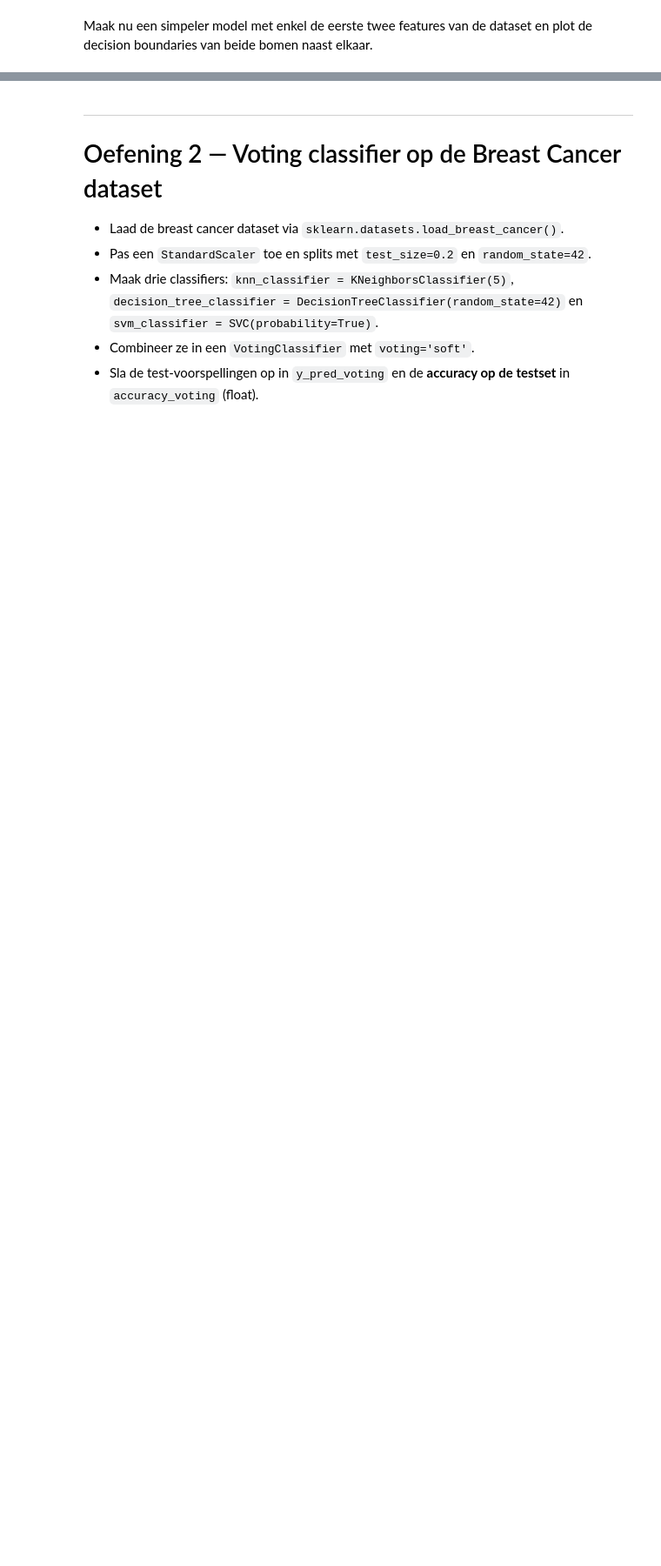
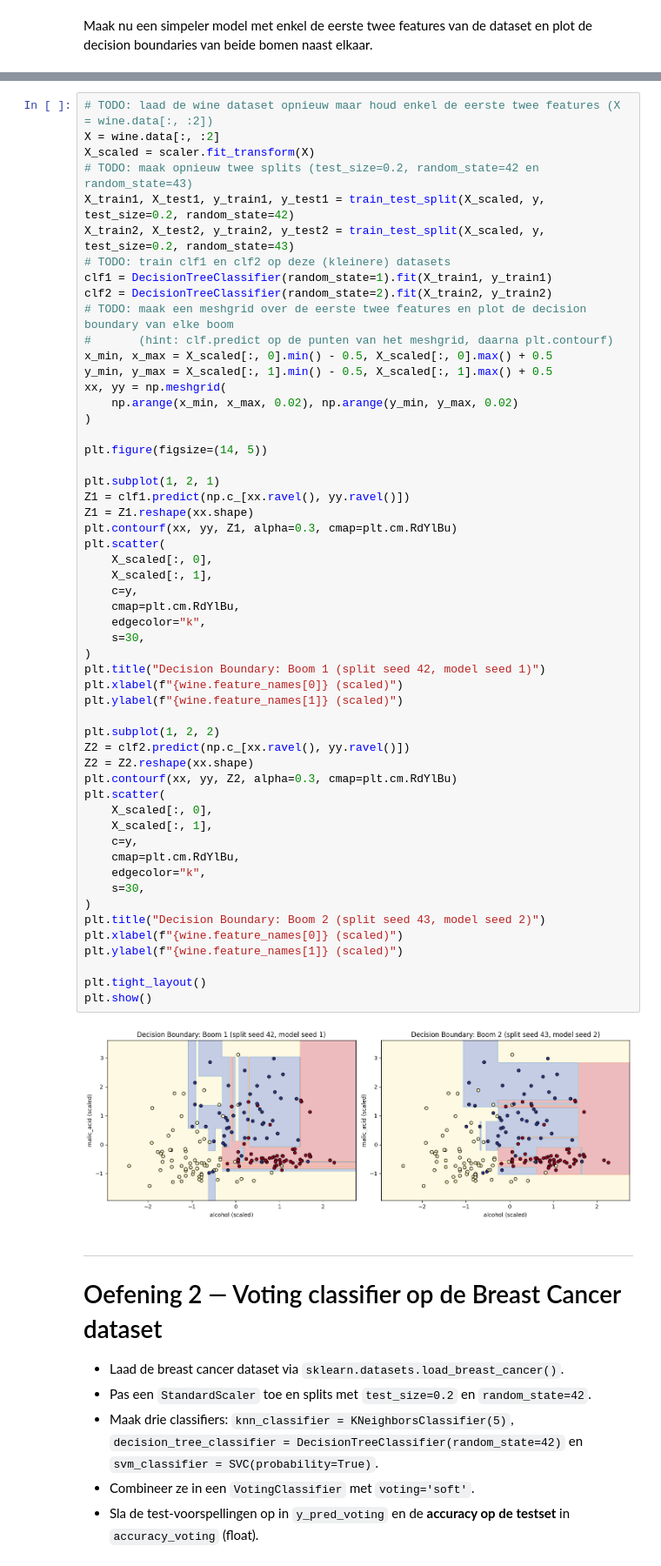
Before and after one commit to NGO-AP/ML-Algo-student, a Jupyter notebook: exercises_with_checks/week03/decision_trees_oefening_checkpoint_opgave.ipynb, the cells around one changed output, grey strips where cells are left out. Shown at 87% size. Saved outputs shown, nothing was run; the diff lists cells and outputs as text; blank space fills up the shorter version.

```diff
--- a/exercises_with_checks/week03/decision_trees_oefening_checkpoint_opgave.ipynb
+++ b/exercises_with_checks/week03/decision_trees_oefening_checkpoint_opgave.ipynb
@@ -71,3 +75,59 @@ Maak nu een simpeler model met enkel de eerste twee features van de dataset en p
+# %%
+# TODO: laad de wine dataset opnieuw maar houd enkel de eerste twee features (X = wine.data[:, :2])
+X = wine.data[:, :2]
+X_scaled = scaler.fit_transform(X)
+# TODO: maak opnieuw twee splits (test_size=0.2, random_state=42 en random_state=43)
+X_train1, X_test1, y_train1, y_test1 = train_test_split(X_scaled, y, test_size=0.2, random_state=42)
+X_train2, X_test2, y_train2, y_test2 = train_test_split(X_scaled, y, test_size=0.2, random_state=43)
+# TODO: train clf1 en clf2 op deze (kleinere) datasets
+clf1 = DecisionTreeClassifier(random_state=1).fit(X_train1, y_train1)
+clf2 = DecisionTreeClassifier(random_state=2).fit(X_train2, y_train2)
+# TODO: maak een meshgrid over de eerste twee features en plot de decision boundary van elke boom
+#       (hint: clf.predict op de punten van het meshgrid, daarna plt.contourf)
+x_min, x_max = X_scaled[:, 0].min() - 0.5, X_scaled[:, 0].max() + 0.5
+y_min, y_max = X_scaled[:, 1].min() - 0.5, X_scaled[:, 1].max() + 0.5
+xx, yy = np.meshgrid(
+    np.arange(x_min, x_max, 0.02), np.arange(y_min, y_max, 0.02)
+)
+
+plt.figure(figsize=(14, 5))
+
+plt.subplot(1, 2, 1)
+Z1 = clf1.predict(np.c_[xx.ravel(), yy.ravel()])
+Z1 = Z1.reshape(xx.shape)
+plt.contourf(xx, yy, Z1, alpha=0.3, cmap=plt.cm.RdYlBu)
+plt.scatter(
+    X_scaled[:, 0],
+    X_scaled[:, 1],
+    c=y,
+    cmap=plt.cm.RdYlBu,
+    edgecolor="k",
+    s=30,
+)
+plt.title("Decision Boundary: Boom 1 (split seed 42, model seed 1)")
+plt.xlabel(f"{wine.feature_names[0]} (scaled)")
+plt.ylabel(f"{wine.feature_names[1]} (scaled)")
+
+plt.subplot(1, 2, 2)
+Z2 = clf2.predict(np.c_[xx.ravel(), yy.ravel()])
+Z2 = Z2.reshape(xx.shape)
+plt.contourf(xx, yy, Z2, alpha=0.3, cmap=plt.cm.RdYlBu)
+plt.scatter(
+    X_scaled[:, 0],
+    X_scaled[:, 1],
+    c=y,
+    cmap=plt.cm.RdYlBu,
+    edgecolor="k",
+    s=30,
+)
+plt.title("Decision Boundary: Boom 2 (split seed 43, model seed 2)")
+plt.xlabel(f"{wine.feature_names[0]} (scaled)")
+plt.ylabel(f"{wine.feature_names[1]} (scaled)")
+
+plt.tight_layout()
+plt.show()
+# %% [output]
+[figure, added]
 # %% [markdown]
 ---
 # Oefening 2 — Voting classifier op de Breast Cancer dataset
```
Also changed, not shown: parts of 14 cells of this notebook.
